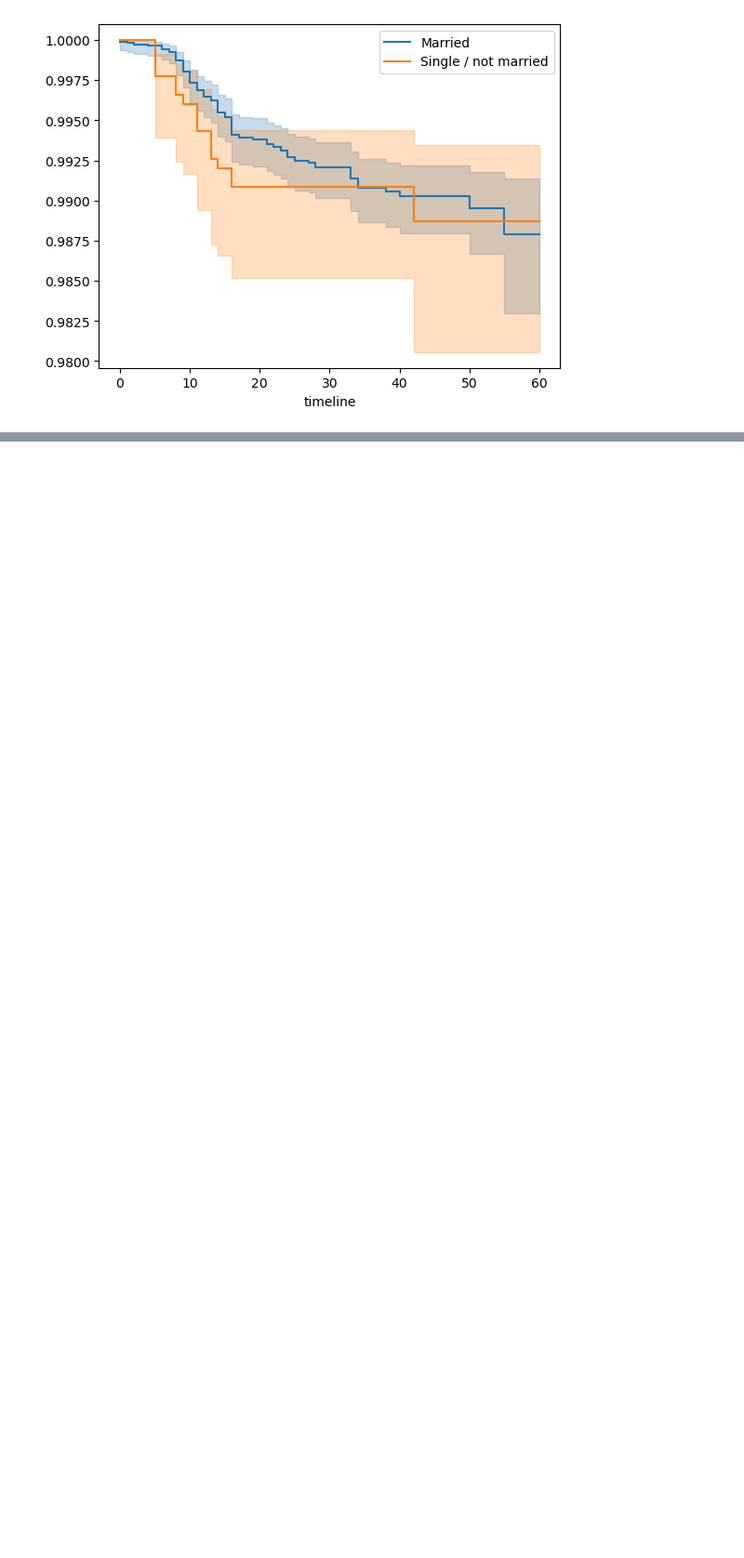
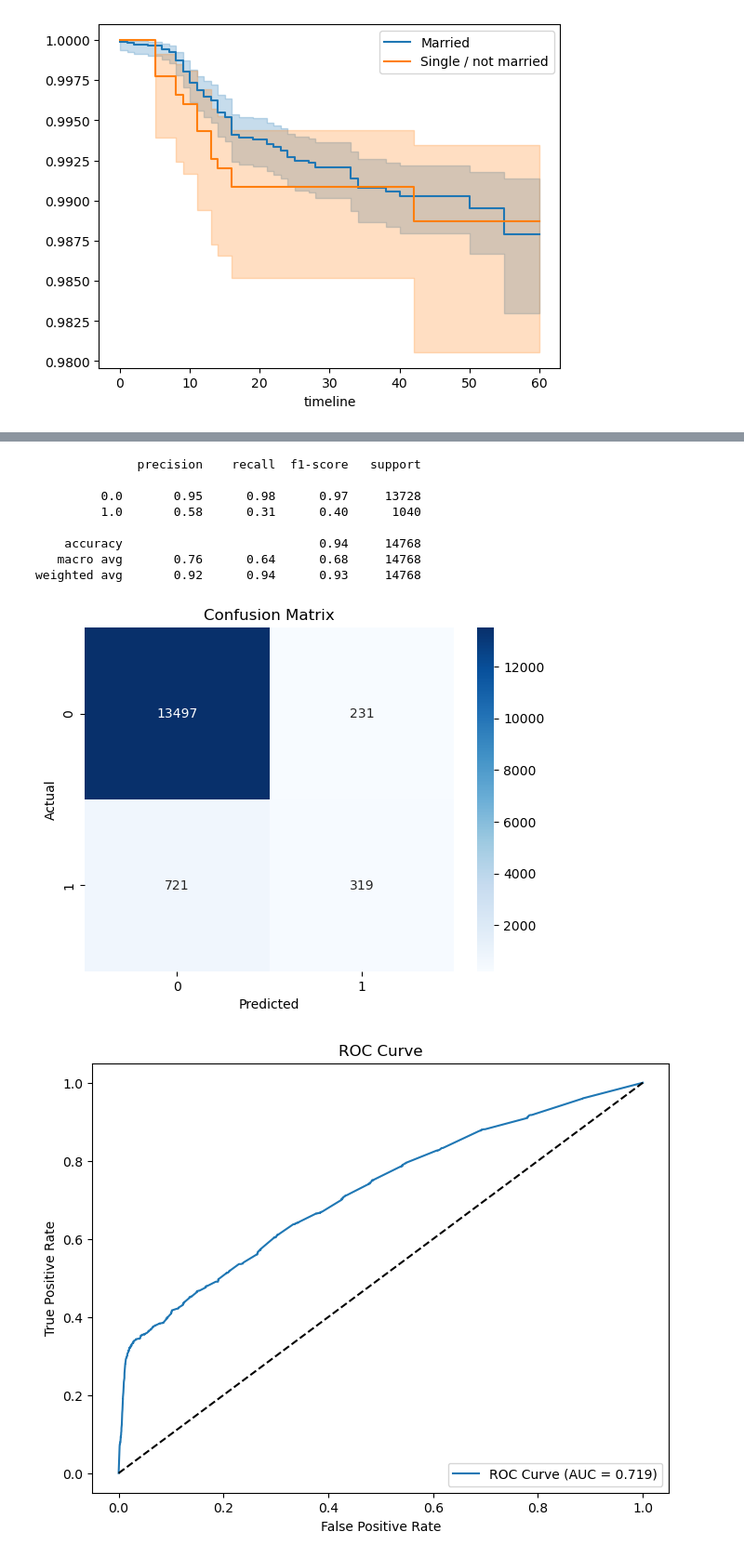
Before and after one commit to Gourav-2003/credit_risk_project, a Jupyter notebook: notebooks/credit_card_project.ipynb, the cells around one changed output, grey strips where cells are left out. Shown: that part at 93% size. Drawn from its saved outputs; the diff is of its cells as text; code cells hidden in the pictures; blank space fills up the shorter version.

```diff
--- a/notebooks/credit_card_project.ipynb
+++ b/notebooks/credit_card_project.ipynb
@@ -382,0 +526,3 @@ ax = kmf.plot()
+# %%
+# Drop ID column before modeling
+merged.drop(['ID'], axis=1, inplace=True)
@@ -382,0 +531,12 @@ ax = kmf.plot()
+# %%
+X = merged.drop(['TARGET'], axis=1)
+y = merged['TARGET']
+
+X_train, X_test, y_train, y_test = train_test_split(
+    X, y, stratify=y, test_size=0.3, random_state=42)
+
+sm = SMOTE(random_state=42)
+X_train_sm, y_train_sm = sm.fit_resample(X_train, y_train)
+
+print("Before SMOTE class distribution:\n", y_train.value_counts())
+print("After SMOTE class distribution:\n", pd.Series(y_train_sm).value_counts())
@@ -382,0 +556,3 @@ ax = kmf.plot()
+# %%
+clf = RandomForestClassifier(n_estimators=100, random_state=42)
+clf.fit(X_train_sm, y_train_sm)
@@ -382,0 +563,47 @@ ax = kmf.plot()
+# %%
+
+y_pred = clf.predict(X_test)
+y_prob = clf.predict_proba(X_test)[:, 1]
+
+print(classification_report(y_test, y_pred))
+
+cm = confusion_matrix(y_test, y_pred)
+sns.heatmap(cm, annot=True, fmt='d', cmap='Blues')
+plt.title('Confusion Matrix')
+plt.xlabel('Predicted')
+plt.ylabel('Actual')
+plt.show()
+
+fpr, tpr, _ = roc_curve(y_test, y_prob)
+roc_auc = roc_auc_score(y_test, y_prob)
+
+plt.figure(figsize=(8,6))
+plt.plot(fpr, tpr, label=f'ROC Curve (AUC = {roc_auc:.3f})')
+plt.plot([0, 1], [0, 1], 'k--')
+plt.xlabel('False Positive Rate')
+plt.ylabel('True Positive Rate')
+plt.title('ROC Curve')
+plt.legend(loc='lower right')
+plt.show()
+
+precision, recall, _ = precision_recall_curve(y_test, y_prob)
+avg_precision = average_precision_score(y_test, y_prob)
+
+plt.figure(figsize=(8,6))
+plt.plot(recall, precision, label=f'Precision-Recall Curve (AP = {avg_precision:.3f})')
+plt.xlabel('Recall')
+plt.ylabel('Precision')
+plt.title('Precision-Recall Curve')
+plt.legend(loc='lower left')
+plt.show()
+# %% [output]
+              precision    recall  f1-score   support
+
+         0.0       0.95      0.98      0.97     13728
+         1.0       0.58      0.31      0.40      1040
+
+    accuracy                           0.94     14768
+   macro avg       0.76      0.64      0.68     14768
+weighted avg       0.92      0.94      0.93     14768
+[figure, added]
+[figure, added]
```
Also changed, not shown: parts of 21 cells of this notebook.
